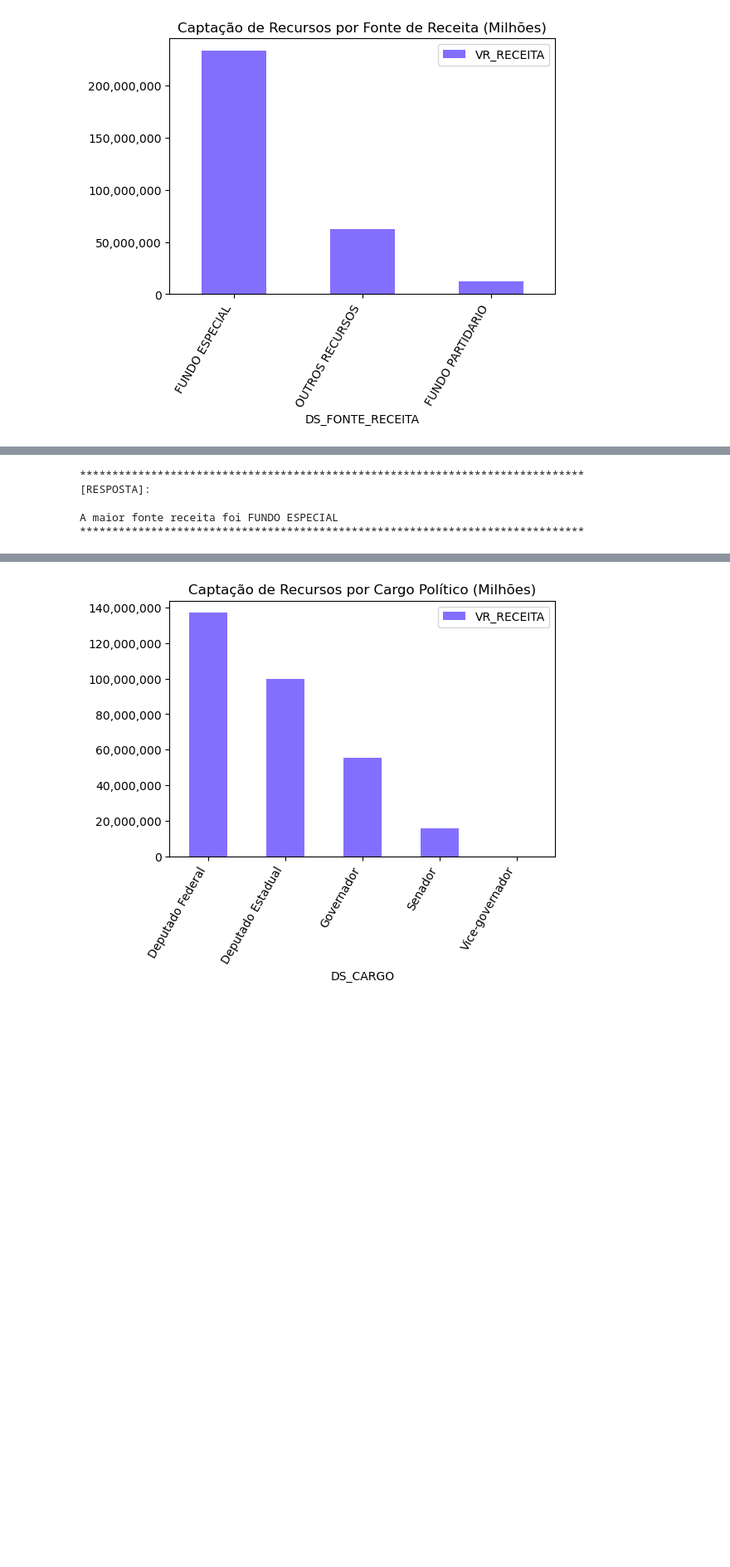
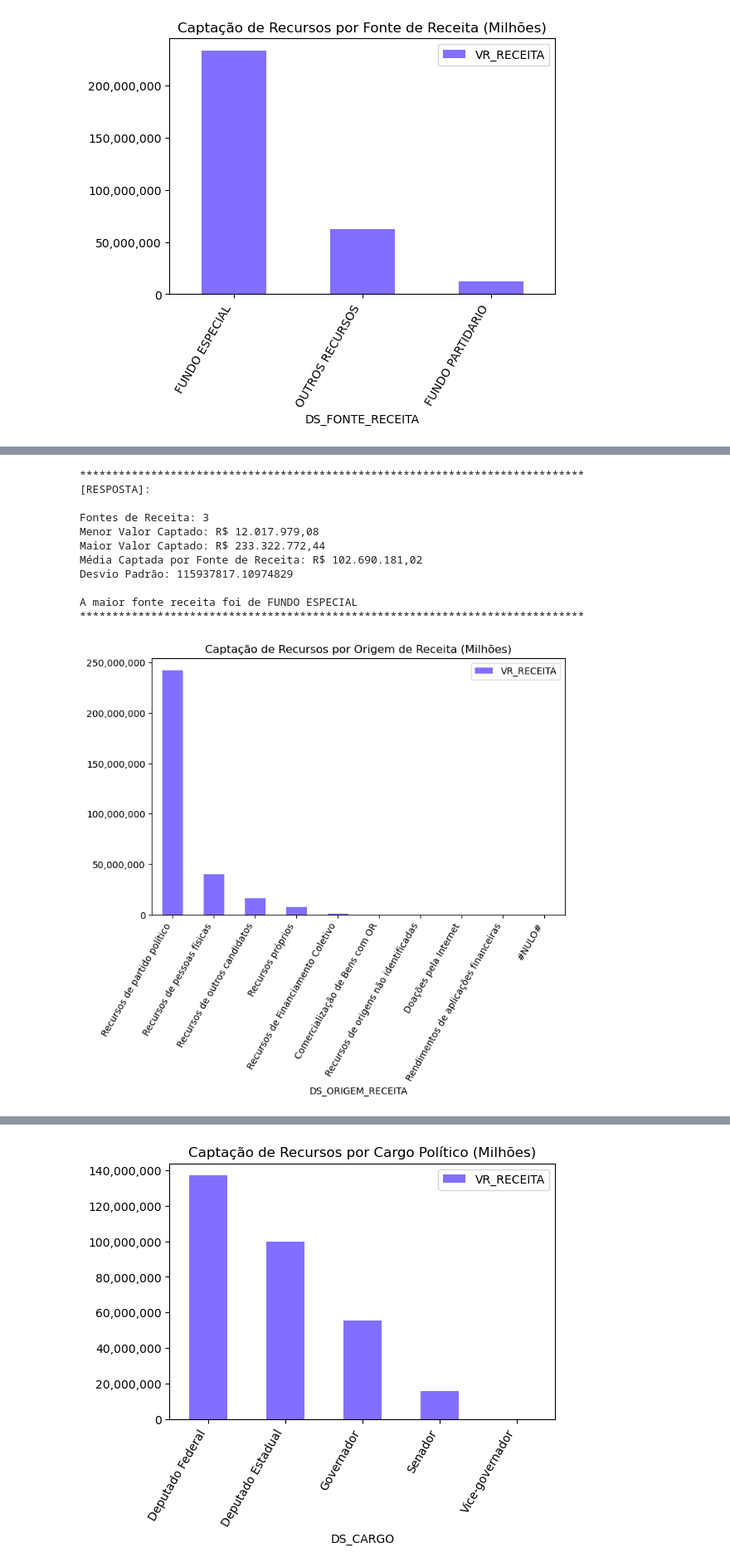
Before and after one commit to devBino/analise_dados_cases, a Jupyter notebook: prestacao_contas_partidos/rio_grande_do_sul/analise.ipynb, the cells around one changed output, grey strips where cells are left out. Shown at 83% size. Drawn from its saved outputs; the diff is of its cells as text; code cells hidden in the pictures; blank space fills up the shorter version.

```diff
--- a/prestacao_contas_partidos/rio_grande_do_sul/analise.ipynb
+++ b/prestacao_contas_partidos/rio_grande_do_sul/analise.ipynb
@@ -169,11 +222,34 @@ ax.yaxis.set_major_formatter(formatter)
 # %%
 resposta = "******************************************************************************\n[RESPOSTA]:\n\n"
-resposta = f"{resposta}A maior fonte receita foi {grupo.head(1).index[0]}"
+
+resposta = f"{resposta}Fontes de Receita: {total}\n"
+resposta = f"{resposta}Menor Valor Captado: {formatar_moeda(min)}\n"
+resposta = f"{resposta}Maior Valor Captado: {formatar_moeda(max)}\n"
+resposta = f"{resposta}Média Captada por Fonte de Receita: {formatar_moeda(media)}\n"
+resposta = f"{resposta}Desvio Padrão: {std}\n\n"
+
+resposta = f"{resposta}A maior fonte receita foi de {grupo.head(1).index[0]}"
 resposta = f"{resposta}\n******************************************************************************\n"
 print(resposta)
 # %% [output]
 ******************************************************************************
 [RESPOSTA]:
 
-A maior fonte receita foi FUNDO ESPECIAL
+Fontes de Receita: 3
+Menor Valor Captado: R$ 12.017.979,08
+Maior Valor Captado: R$ 233.322.772,44
+Média Captada por Fonte de Receita: R$ 102.690.181,02
+Desvio Padrão: 115937817.10974829
+
+A maior fonte receita foi de FUNDO ESPECIAL
 ******************************************************************************
+# %%
+grupo = receitas[['DS_ORIGEM_RECEITA','VR_RECEITA']].groupby('DS_ORIGEM_RECEITA').sum().sort_values(by='VR_RECEITA', ascending=False)
+
+fig, ax = plt.subplots(figsize=(8,5))
+_ = grupo.plot.bar(ax=ax, color=slateBlue1)
+_ = plt.title('Captação de Recursos por Origem de Receita (Milhões)')
+ax.set_xticklabels(ax.get_xticklabels(), rotation=60, ha='right')
+ax.yaxis.set_major_formatter(formatter)
+# %% [output]
+[figure, added]
```
Also changed, not shown: parts of 31 cells of this notebook.
